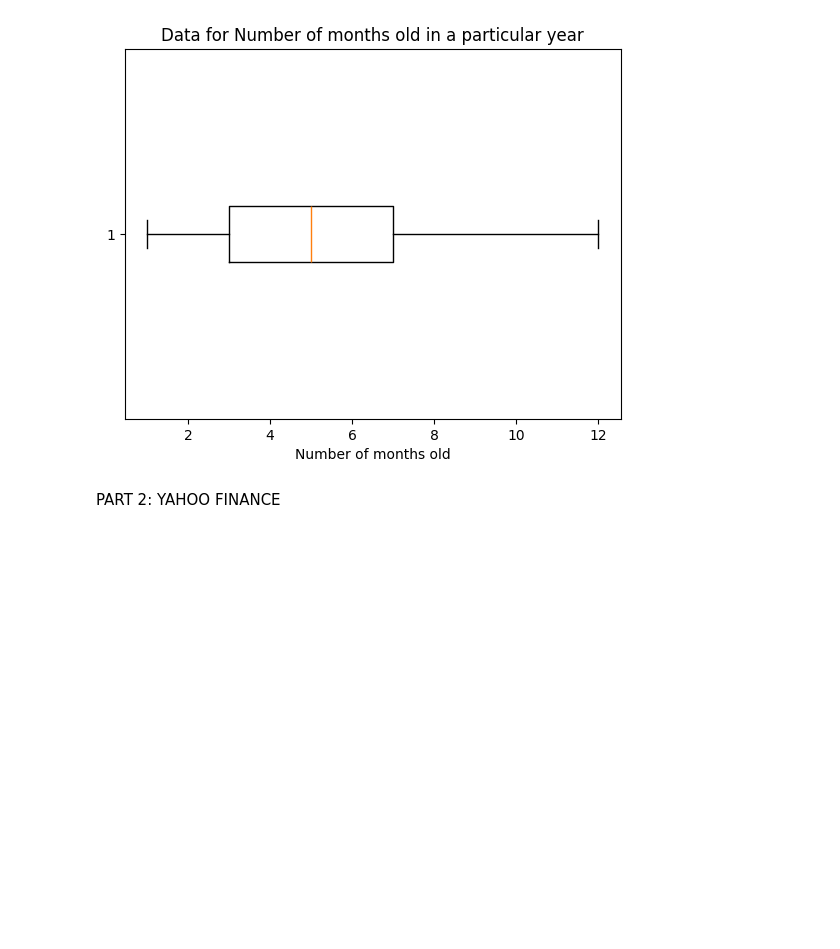
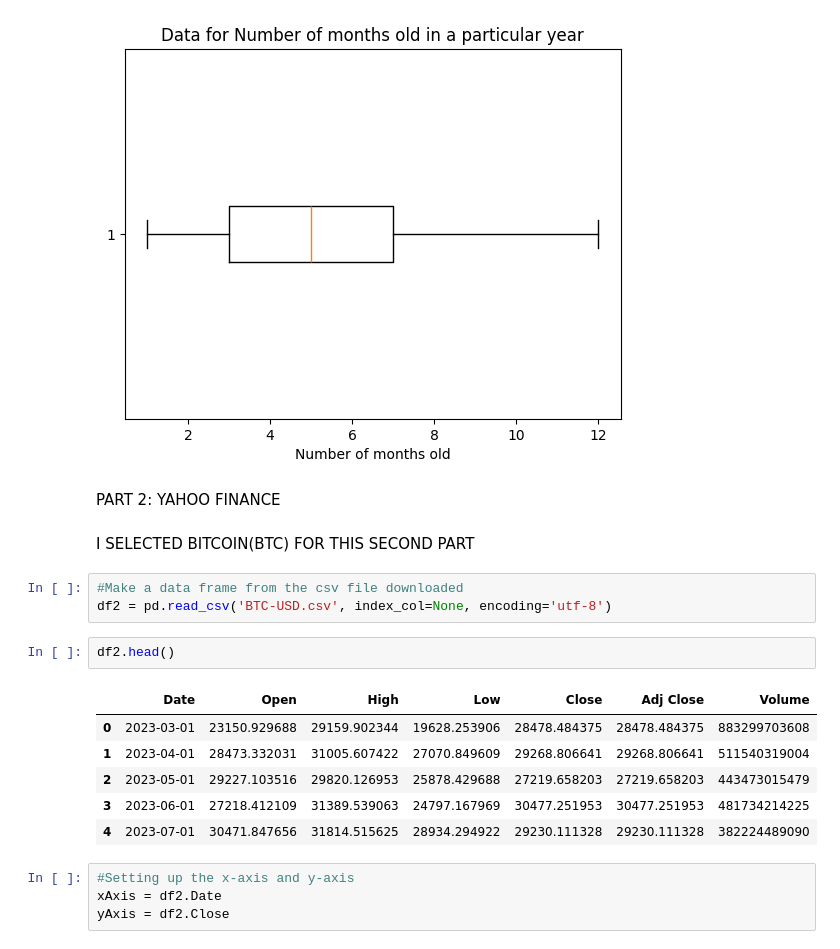
Before and after one commit to rpat9/ProbabilityAndStatistics, a Jupyter notebook: Project1.ipynb, the cells around one changed output. Cells and saved outputs as stored; diff of their text form; blank space fills up the shorter version.

```diff
--- a/Project1.ipynb
+++ b/Project1.ipynb
@@ -53,3 +53,21 @@ Text(0.5, 1.0, 'Data for Number of months old in a particular year')
 [figure]
 # %% [markdown]
 PART 2: YAHOO FINANCE
+# %% [markdown]
+I SELECTED BITCOIN(BTC) FOR THIS SECOND PART
+# %%
+#Make a data frame from the csv file downloaded
+df2 = pd.read_csv('BTC-USD.csv', index_col=None, encoding='utf-8')
+# %%
+df2.head()
+# %% [output]
+|  | Date | Open | High | Low | Close | Adj Close | Volume |
+| 0 | 2023-03-01 | 23150.929688 | 29159.902344 | 19628.253906 | 28478.484375 | 28478.484375 | 883299703608 |
+| 1 | 2023-04-01 | 28473.332031 | 31005.607422 | 27070.849609 | 29268.806641 | 29268.806641 | 511540319004 |
+| 2 | 2023-05-01 | 29227.103516 | 29820.126953 | 25878.429688 | 27219.658203 | 27219.658203 | 443473015479 |
+| 3 | 2023-06-01 | 27218.412109 | 31389.539063 | 24797.167969 | 30477.251953 | 30477.251953 | 481734214225 |
+| 4 | 2023-07-01 | 30471.847656 | 31814.515625 | 28934.294922 | 29230.111328 | 29230.111328 | 382224489090 |
+# %%
+#Setting up the x-axis and y-axis
+xAxis = df2.Date
+yAxis = df2.Close
```
Also changed, not shown: parts of 4 cells of this notebook, 1 other file.
